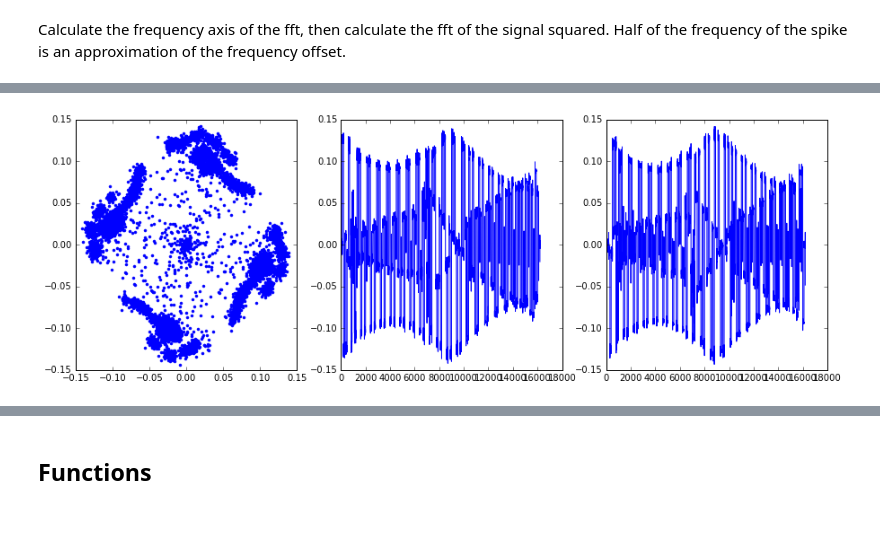
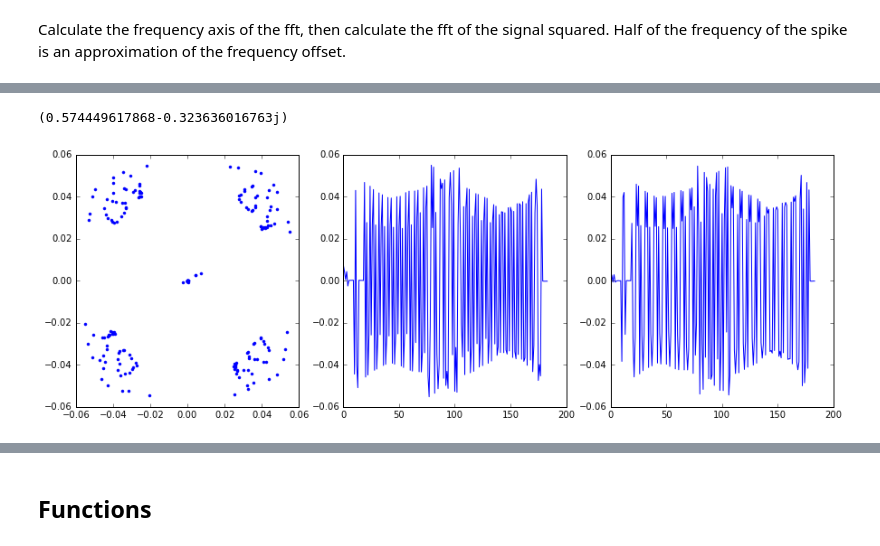
Before and after one commit to kailevy/usrp_2.5, a Jupyter notebook: Vis.ipynb, the cells around one changed output, grey strips where cells are left out. Cells and saved outputs as stored; diff of their text form; code cells hidden in the pictures; blank space fills up the shorter version.

```diff
--- a/Vis.ipynb
+++ b/Vis.ipynb
@@ -76,5 +52,8 @@ fullPlot(approxPhaseCorrect(signal_trim))
 # %%
 trimmed = autoTrim(signal,header,footer)
-fullPlot(approxPhaseCorrect(trimmed))
+sampled=sample(trimmed)
+res = sampled*(-1j)
+fullPlot(res)
 # %% [output]
+(0.574449617868-0.323636016763j)
-[figure, old version]
+[figure, new version]
```
Also changed, not shown: parts of 17 cells of this notebook.
